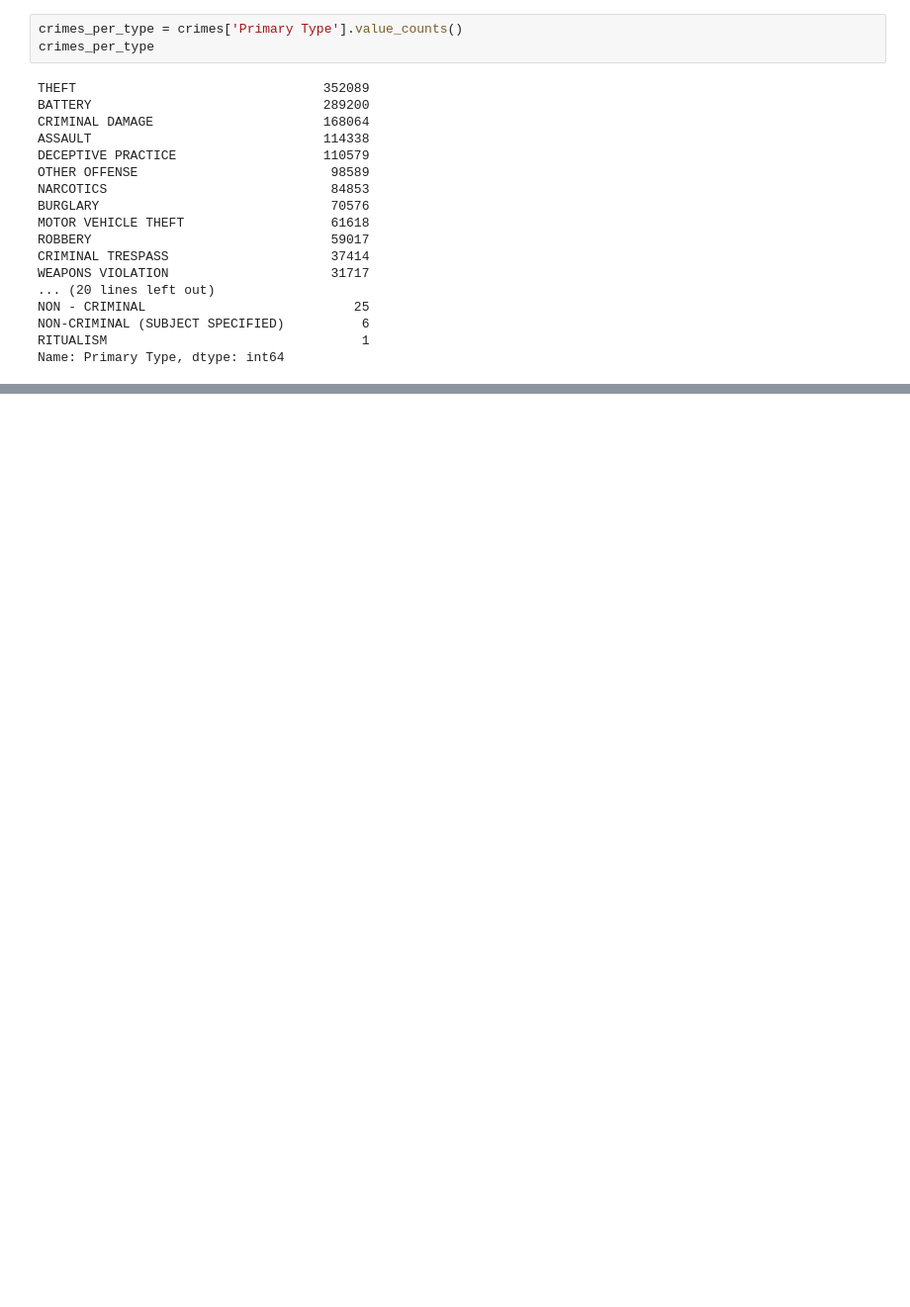
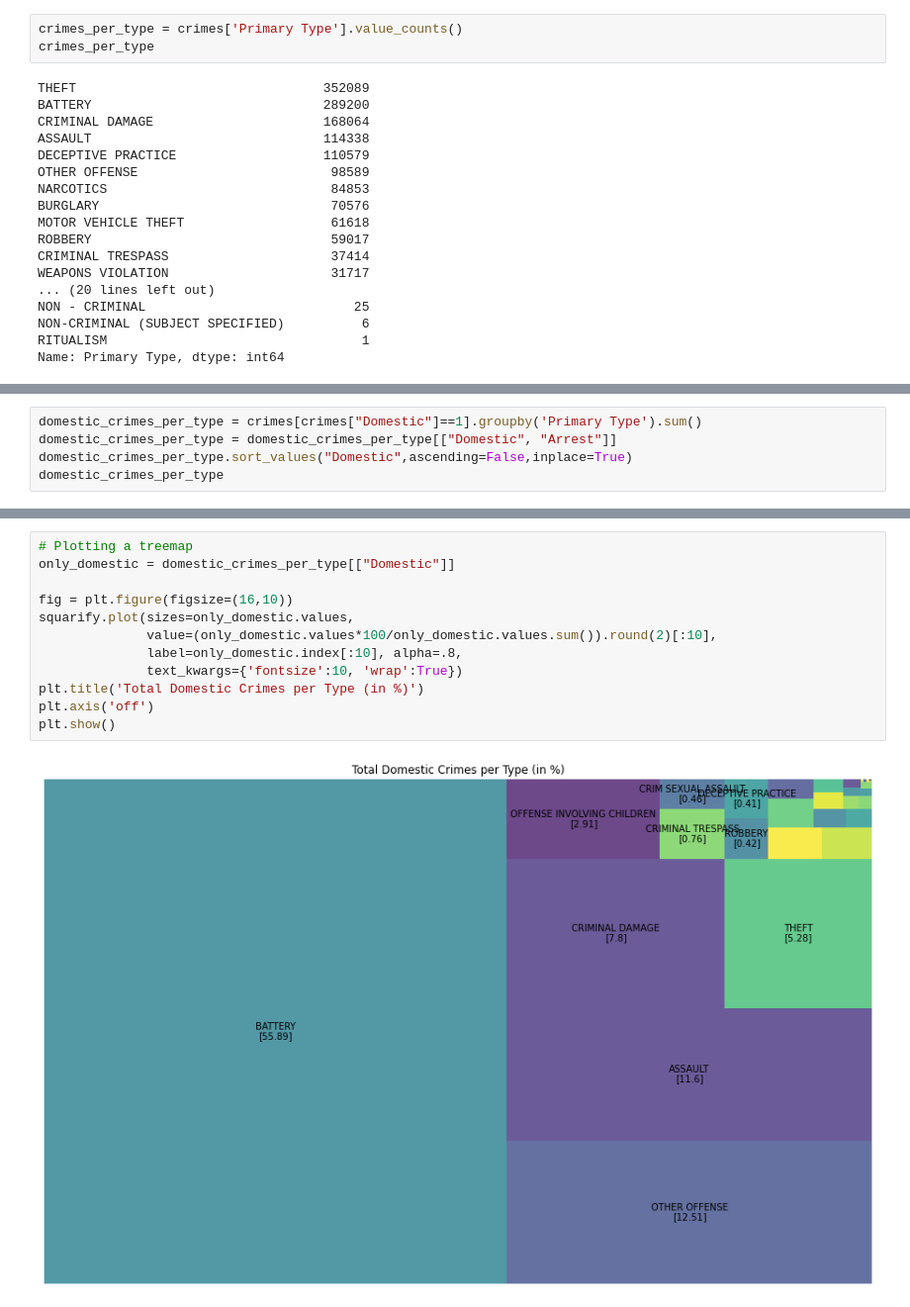
Before and after one commit to leo-cavalcante/crimes-in-chicago, a Jupyter notebook: Crime_category.ipynb, the cells around one changed output, grey strips where cells are left out. Shown at 99% size. Drawn from its saved outputs; the diff is of its cells as text; blank space fills up the shorter version.

Commit message:
Crimes per category updates

```diff
--- a/Crime_category.ipynb
+++ b/Crime_category.ipynb
@@ -56,0 +60,5 @@ plt.show()
+# %%
+domestic_crimes_per_type = crimes[crimes["Domestic"]==1].groupby('Primary Type').sum()
+domestic_crimes_per_type = domestic_crimes_per_type[["Domestic", "Arrest"]]
+domestic_crimes_per_type.sort_values("Domestic",ascending=False,inplace=True)
+domestic_crimes_per_type
@@ -56,0 +84,14 @@ plt.show()
+# %%
+# Plotting a treemap
+only_domestic = domestic_crimes_per_type[["Domestic"]]
+
+fig = plt.figure(figsize=(16,10))
+squarify.plot(sizes=only_domestic.values,
+              value=(only_domestic.values*100/only_domestic.values.sum()).round(2)[:10],
+              label=only_domestic.index[:10], alpha=.8,
+              text_kwargs={'fontsize':10, 'wrap':True})
+plt.title('Total Domestic Crimes per Type (in %)')
+plt.axis('off')
+plt.show()
+# %% [output]
+[figure, added]
```
Also changed, not shown: parts of 5 cells of this notebook.
